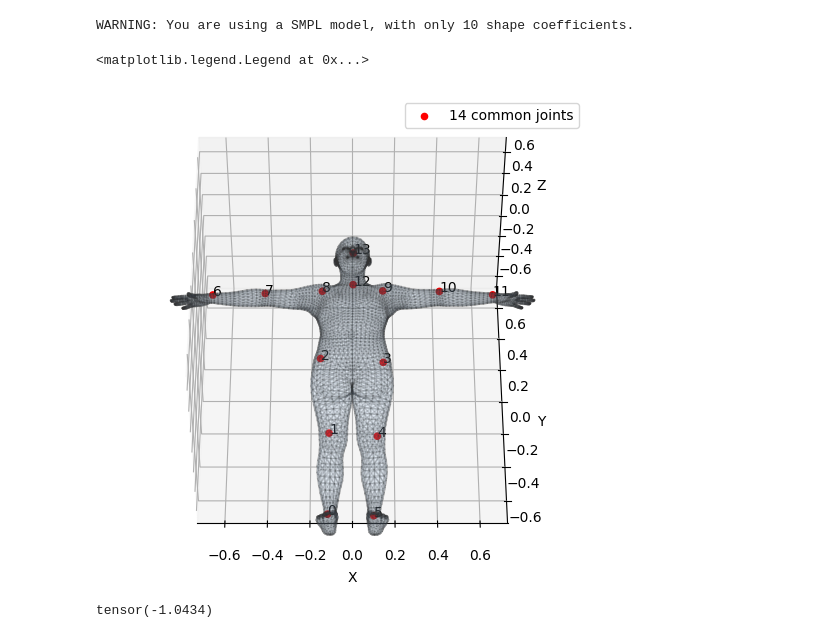
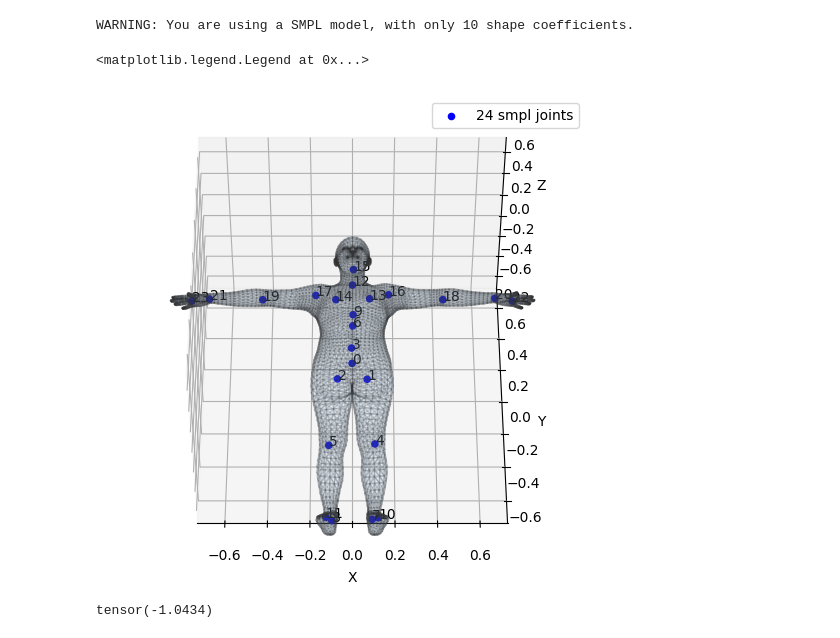
Before and after one commit to sspsk/thesis, a Jupyter notebook: notebooks/angle_quantization.ipynb, the cells around one changed output. Drawn from its saved outputs; the diff is of its cells as text; code cells hidden in the pictures.

```diff
--- a/notebooks/angle_quantization.ipynb
+++ b/notebooks/angle_quantization.ipynb
@@ -72,22 +72,22 @@ joints = output.joints[:,:24,:].cpu().detach()
 # %%
 ax = display_model(
             {'verts': output.vertices.cpu().detach(),
              'joints': output.joints[0,:24,:].cpu().detach()},
             model_faces=smpl.faces.astype(int),
             with_joints=False,
             kintree_table=smpl.parents,
             savepath=None,
             show=False)
 ax.view_init(elev=50,azim=-90)
-ax.scatter3D(j14[0,:,0],j14[0,:,1],j14[0,:,2],c='red',alpha=1,label='14 common joints')
-#ax.scatter3D(joints[0,:,0],joints[0,:,1],joints[0,:,2],c='blue',alpha=1,label='24 smpl joints')
-for i in range(j14.shape[1]):
-    ax.text(j14[0,i,0],j14[0,i,1],j14[0,i,2],str(i))
+#ax.scatter3D(j14[0,:,0],j14[0,:,1],j14[0,:,2],c='red',alpha=1,label='14 common joints')
+ax.scatter3D(joints[0,:,0],joints[0,:,1],joints[0,:,2],c='blue',alpha=1,label='24 smpl joints')
+for i in range(joints.shape[1]):
+    ax.text(joints[0,i,0],joints[0,i,1],joints[0,i,2],str(i))
 ax.legend()
 #plt.axis('off')
 # %% [output]
 <matplotlib.legend.Legend at 0x...>
-[figure, old version]
+[figure, new version]
 # %%
 h36joint_names = ['left_ankle','left_knee','left_hip','right_hip','right_knee','right_ankle','left_hand','left_elbow','left_shoulder','right_shoulder','right_elbow','right_hand'
                   'neck','top_of_head']
```
Also changed, not shown: 4 other files.
